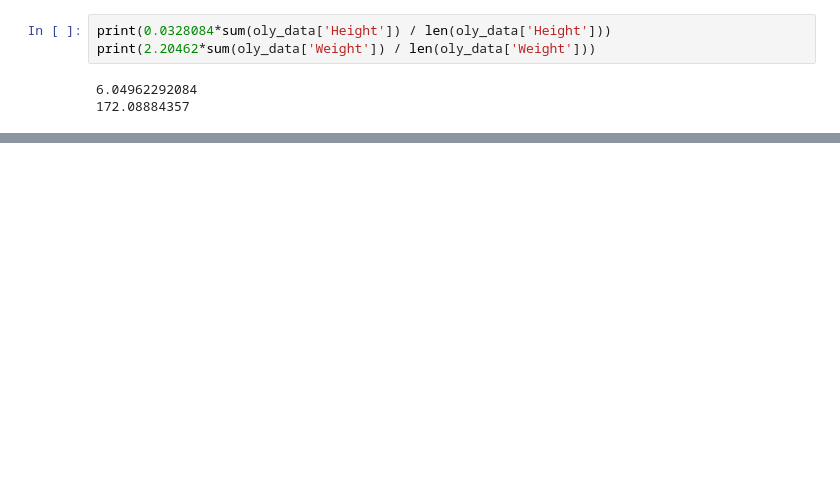
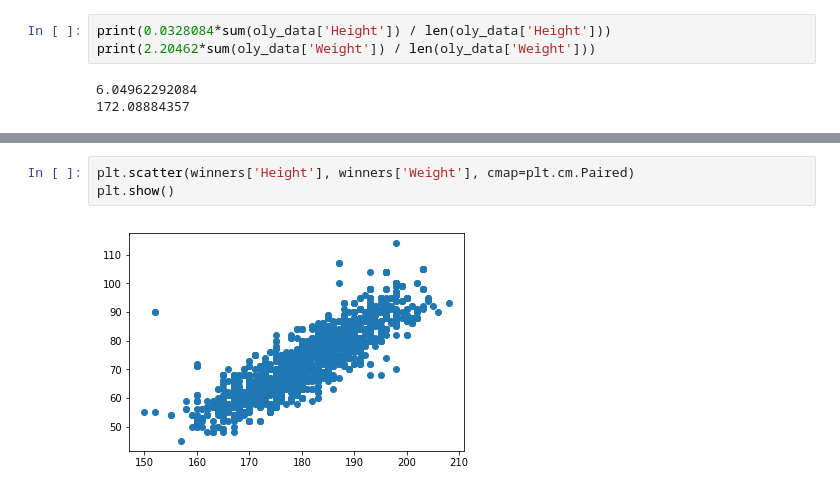
Before and after one commit to zackwitz/DSFinal, a Jupyter notebook: Final Project.ipynb, the cells around one changed output, grey strips where cells are left out. Drawn from its saved outputs; the diff is of its cells as text; blank space fills up the shorter version.

```diff
--- a/Final Project.ipynb
+++ b/Final Project.ipynb
@@ -193,0 +252,5 @@ print(2.20462*sum(oly_data['Weight']) / len(oly_data['Weight']))
+# %%
+plt.scatter(winners['Height'], winners['Weight'], cmap=plt.cm.Paired)
+plt.show()
+# %% [output]
+[figure, added]
```
Also changed, not shown: parts of 20 cells of this notebook.
